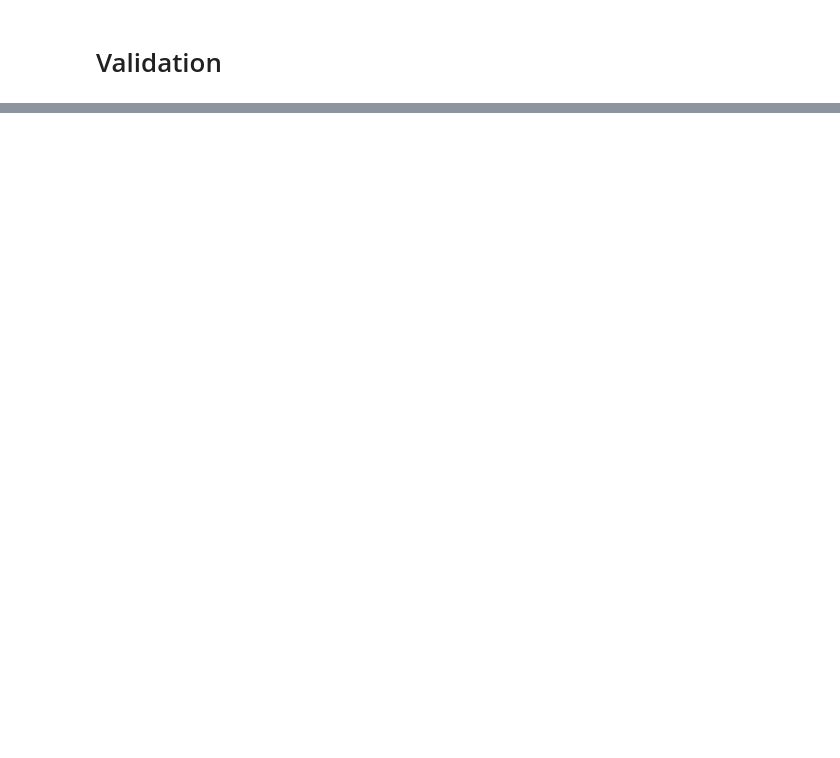
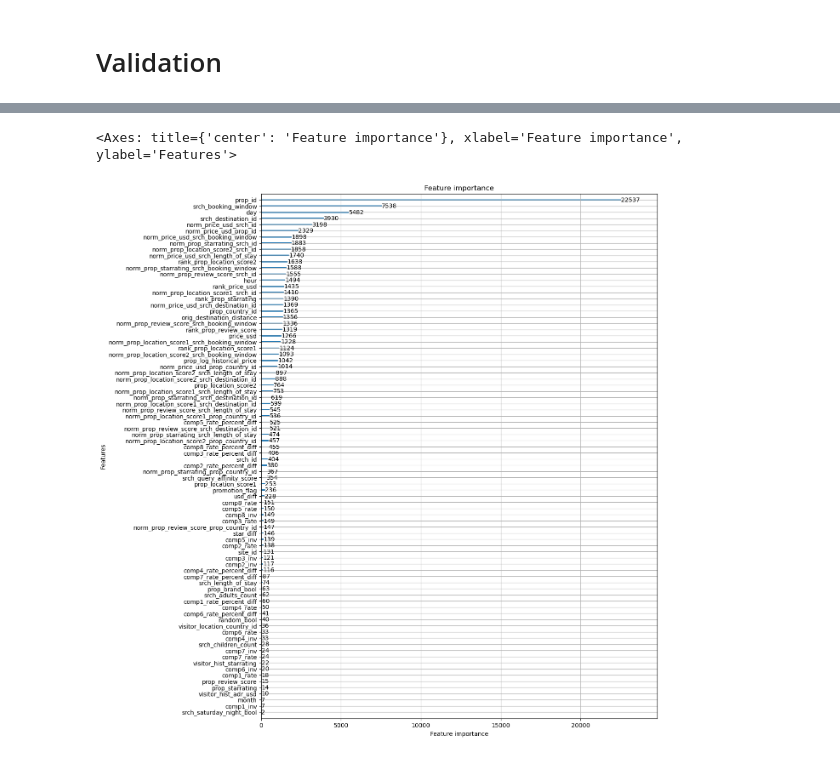
Before and after one commit to rapsac2010/learning-to-rank-expedia-vu, a Jupyter notebook: assignment 2/src/Pipeline.ipynb, the cells around one changed output, grey strips where cells are left out. Saved outputs shown, nothing was run; the diff lists cells and outputs as text; code cells hidden in the pictures; blank space fills up the shorter version.

```diff
--- a/assignment 2/src/Pipeline.ipynb
+++ b/assignment 2/src/Pipeline.ipynb
@@ -158,20 +169,27 @@ test_groups = X_test.groupby('srch_id').size().to_frame('size')['size'].to_numpy
 # %%
 params = {
     "objective": "lambdarank",
+    "boosting_type":"dart",
     "metric":"ndcg",
-    'n_estimators': 498,
-    'max_depth': 7,
-    'learning_rate': 0.04938250379207737,
-    'subsample': 0.5098019827512731,
+    'n_estimators': 500,
+    'num_leaves': 180,
+    'max_depth': 10,
+    'learning_rate': 0.08925380432712779,
+    'subsample': 0.523890758165789,
     'colsample_bytree': 0.5433556425106324,
-    'gamma': 0.33103514405053813,
-    'reg_alpha': 0.0030927739265164565,
-    'reg_lambda': 0.0005679745733624298
+    'feature_fraction': 0.9677058301342538,
+    'reg_alpha': 0.00011669441178850782,
+    'reg_lambda': 0.008250891056480582
 }
 
 gbm = lgb.LGBMRanker(**params)
 # %%
-gbm.fit(X_train, y_train,
-        group=train_groups, eval_set=[(X_test, y_test)],
-        eval_group=[test_groups])
+#categorical_feature = [df_train.columns.get_loc(c) for c in categorical_features if c in df_train]
+gbm.fit(X_train,
+        y_train,
+        group=train_groups,
+        eval_set=[(X_test, y_test)],
+        eval_group=[test_groups],
+        feature_name='auto',
+        categorical_feature = 'auto')
 # %% [output]
@@ -306,2 +328,7 @@ Random: 0.1570553843648669
 # %%
 pred_lgbm_submission.to_csv('../data/submission_LGBM.csv', index=False)
+# %%
+lgb.plot_importance(gbm, figsize = (12,16))
+# %% [output]
+<Axes: title={'center': 'Feature importance'}, xlabel='Feature importance', ylabel='Features'>
+[figure, added]
```
Also changed, not shown: parts of 12 cells of this notebook, 1 other file.
